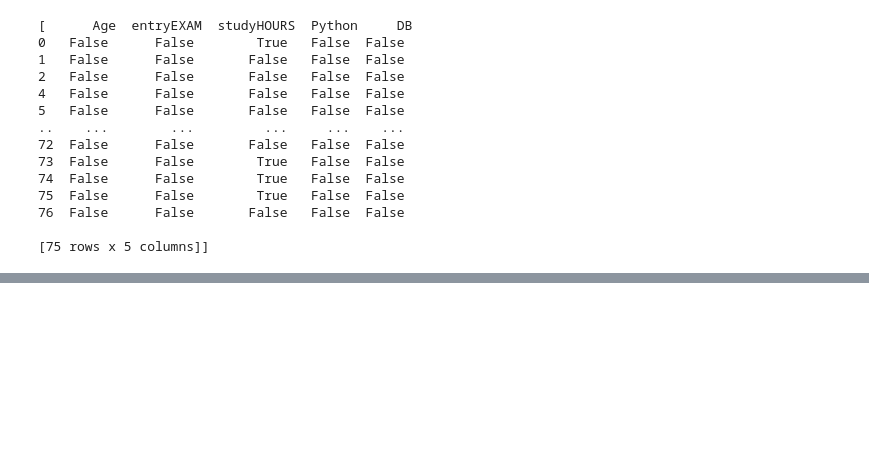
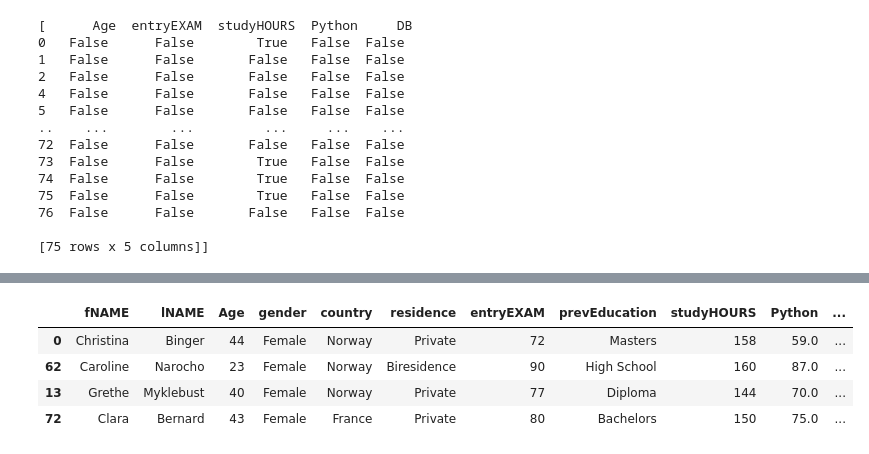
Before and after one commit to Moein1239/Student-Success-Optimization, a Jupyter notebook: Code/United1.ipynb, the cells around one changed output, grey strips where cells are left out. Drawn from its saved outputs; the diff is of its cells as text; code cells hidden in the pictures; blank space fills up the shorter version.

```diff
--- a/Code/United1.ipynb
+++ b/Code/United1.ipynb
@@ -64,0 +84,18 @@ print(outliers)
+# %%
+df['gender'] = df['gender'].replace({'M': 'Male','F': 'Female'})
+df['gender'] = df['gender'].replace({'male': 'Male','female': 'Female'})
+df['residence'] = df['residence'].str.replace(r'[\s\-_]', '', regex=True)
+df['prevEducation'] = df['prevEducation'].replace({'Diplomaaa': 'Diploma'})
+df['prevEducation'] = df['prevEducation'].str.replace(r'(?i)^Highschool$', 'High School', regex=True)
+# Alignment of letters
+df['country'] = df['country'].str.strip().str.title()
+df['residence'] = df['residence'].str.strip().str.title()
+df['prevEducation'] = df['prevEducation'].str.strip().str.title()
+
+df.sample(4)
+# %% [output]
+|  | fNAME | lNAME | Age | gender | country | residence | entryEXAM | prevEducation | studyHOURS | Python | ... |
+| 0 | Christina | Binger | 44 | Female | Norway | Private | 72 | Masters | 158 | 59.0 | ... |
+| 62 | Caroline | Narocho | 23 | Female | Norway | Biresidence | 90 | High School | 160 | 87.0 | ... |
+| 13 | Grethe | Myklebust | 40 | Female | Norway | Private | 77 | Diploma | 144 | 70.0 | ... |
+| 72 | Clara | Bernard | 43 | Female | France | Private | 80 | Bachelors | 150 | 75.0 | ... |
```
Also changed, not shown: parts of 2 cells of this notebook.
